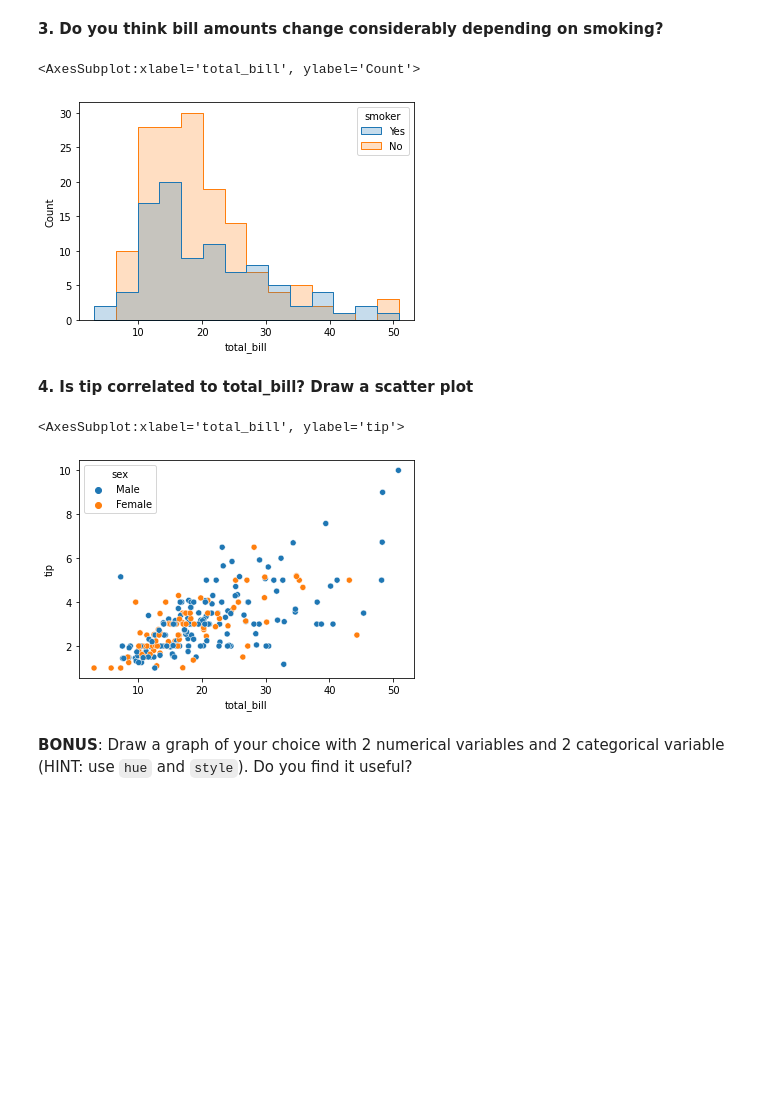
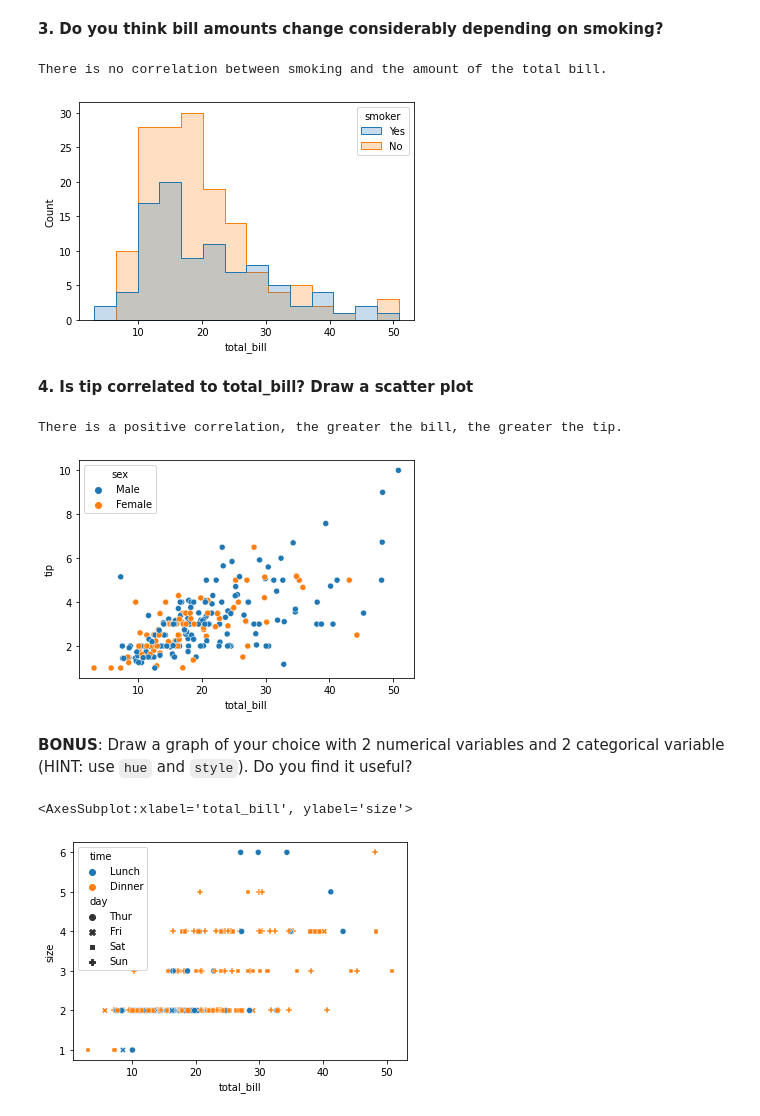
Before and after one commit to Ironhack-Data-Madrid-Enero-2021/lab-visualization-intro, a Jupyter notebook: your-code/challenge-1.ipynb, the cells around one changed output. Drawn from its saved outputs; the diff is of its cells as text; code cells hidden in the pictures; blank space fills up the shorter version.

```diff
--- a/your-code/challenge-1.ipynb
+++ b/your-code/challenge-1.ipynb
@@ -48,16 +50,23 @@ sns.countplot(x = tips.day, hue= tips.sex)
 # %% [markdown]
 **3. Do you think bill amounts change considerably depending on smoking?**
 # %%
-sns.histplot(x=tips.total_bill, hue=tips.smoker, element='step')
+sns.histplot(x=tips.total_bill, hue=tips.smoker, element='step',)
+print("There is no correlation between smoking and the amount of the total bill.")
 # %% [output]
-<AxesSubplot:xlabel='total_bill', ylabel='Count'>
+There is no correlation between smoking and the amount of the total bill.
 [figure]
 # %% [markdown]
 **4. Is tip correlated to total_bill? Draw a scatter plot**
 # %%
-sns.scatterplot(x="total_bill", y="tip", hue="sex", data=tips)
+sns.scatterplot(x="total_bill", y="tip", hue="sex", data=tips,)
+print("There is a positive correlation, the greater the bill, the greater the tip.")
 # %% [output]
-<AxesSubplot:xlabel='total_bill', ylabel='tip'>
+There is a positive correlation, the greater the bill, the greater the tip.
 [figure]
 # %% [markdown]
 **BONUS**: Draw a graph of your choice with 2 numerical variables and 2 categorical variable (HINT: use `hue` and `style`). Do you find it useful?
+# %%
+sns.scatterplot(x='total_bill', y='size', hue='time', style='day', data=tips)
+# %% [output]
+<AxesSubplot:xlabel='total_bill', ylabel='size'>
+[figure, added]
```
Also changed, not shown: parts of 2 cells of this notebook.
